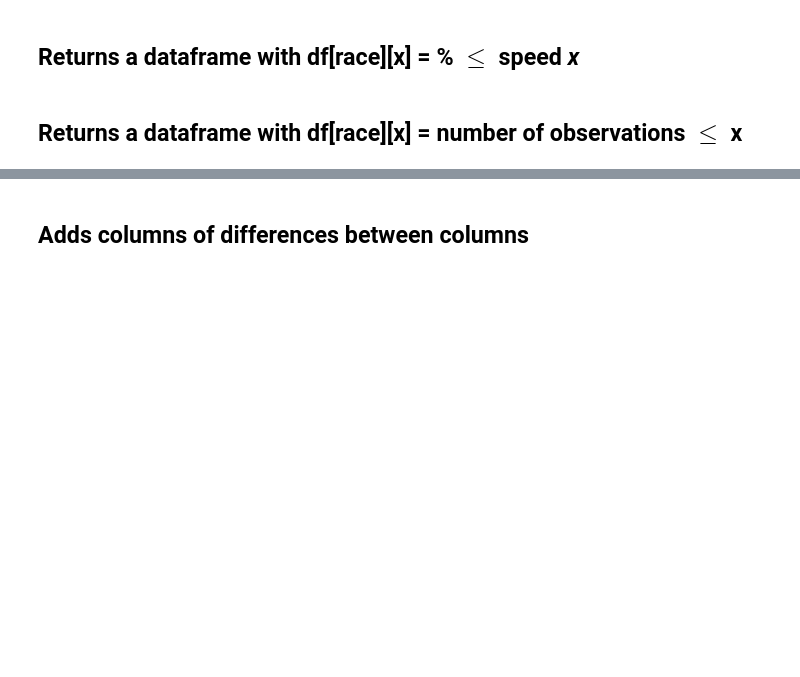
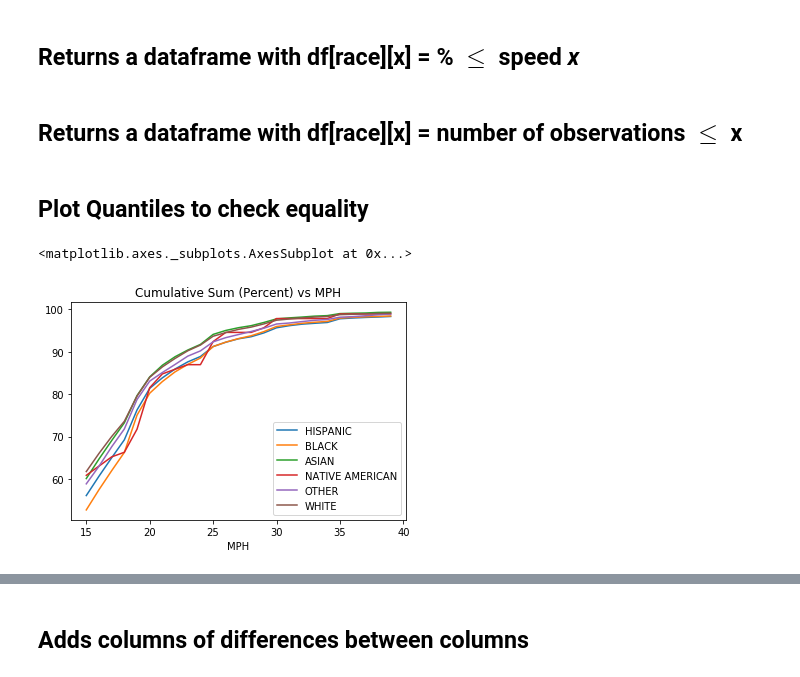
Before and after one commit to m-gaster/MC-Policing, a Jupyter notebook: Testing Equal Distributions.ipynb, the cells around one changed output, grey strips where cells are left out. Drawn from its saved outputs; the diff is of its cells as text; code cells hidden in the pictures; blank space fills up the shorter version.

```diff
--- a/Testing Equal Distributions.ipynb
+++ b/Testing Equal Distributions.ipynb
@@ -76,7 +76,7 @@ def pct_leq_n_mph(speeding_percentages_list, n):
 # %%
 def generate_pct_CDF(speeding_percentages_df):
 
-    return speed_pct_df.cumsum()
+    return speeding_percentages_df.cumsum()
 # %% [markdown]
 ## Returns a dataframe with df[race][x] = number of observations $\leq$ x
 # %%
@@ -85,3 +85,10 @@ raw_count_cumulative_df = raw_count_df.cumsum()
 # %%
 speed_pct_PDF = create_speed_pct_PDF(df, 0, 100)
 speed_pct_CDF = generate_pct_CDF(speed_pct_PDF)
+# %% [markdown]
+## Plot Quantiles to check equality
+# %%
+speed_pct_CDF[15:40].plot(title='Cumulative Sum (Percent) vs MPH')
+# %% [output]
+<matplotlib.axes._subplots.AxesSubplot at 0x...>
+[figure, added]
```
Also changed, not shown: parts of 2 cells of this notebook.
